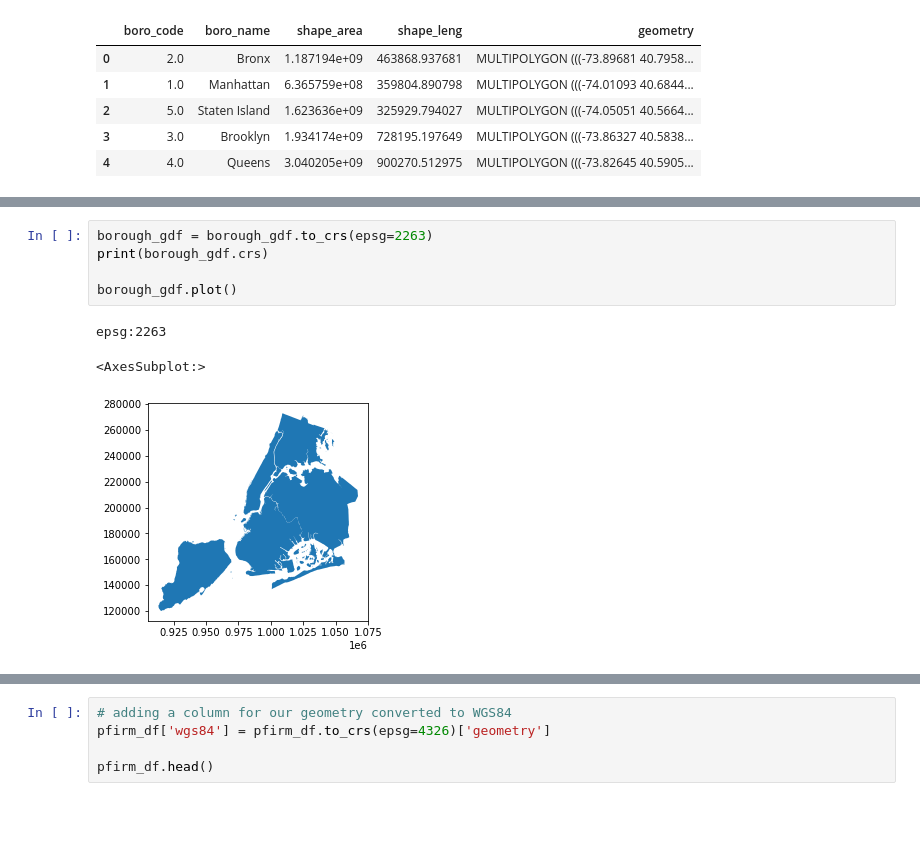
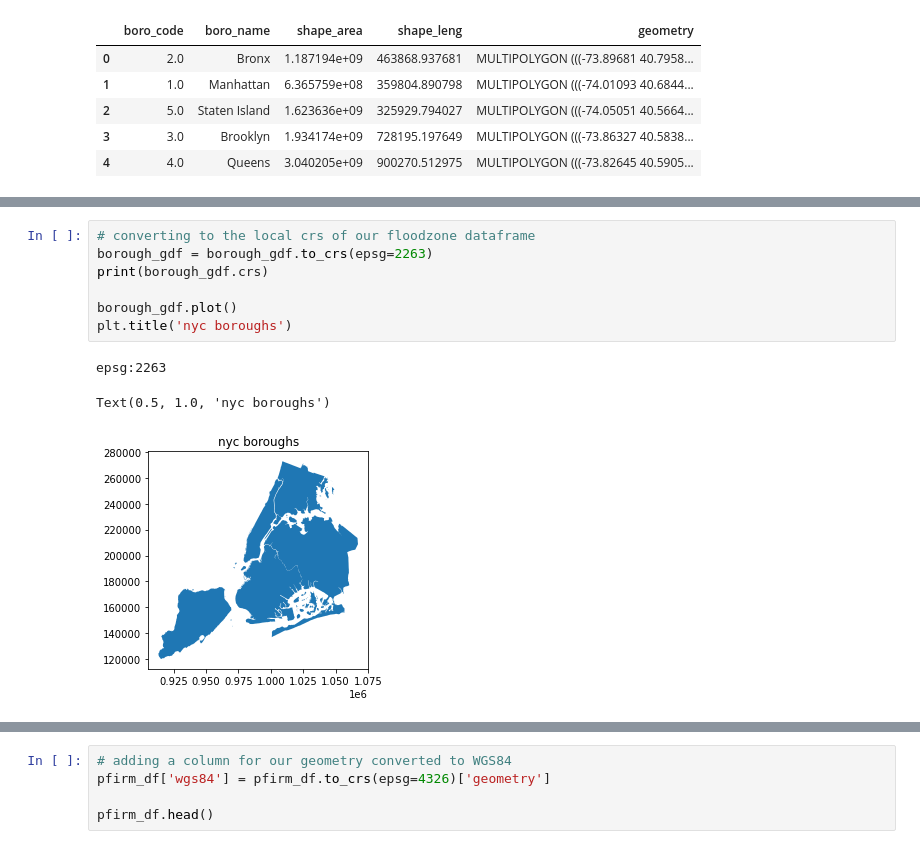
Before and after one commit to mebauer/nyc-floodzone-analysis, a Jupyter notebook: floodzone_pfirm_analysis.ipynb, the cells around one changed output, grey strips where cells are left out. Saved outputs shown, nothing was run; the diff lists cells and outputs as text; blank space fills up the shorter version.

Commit message:
adding additional comments to flood zone area analysis

```diff
--- a/floodzone_pfirm_analysis.ipynb
+++ b/floodzone_pfirm_analysis.ipynb
@@ -1062,12 +1071,14 @@ borough_gdf.plot()
 # %%
+# converting to the local crs of our floodzone dataframe
 borough_gdf = borough_gdf.to_crs(epsg=2263)
 print(borough_gdf.crs)
 
 borough_gdf.plot()
+plt.title('nyc boroughs')
 # %% [output]
 epsg:2263
-<AxesSubplot:>
+Text(0.5, 1.0, 'nyc boroughs')
-[figure, old version]
+[figure, new version]
 # %%
 fig, ax = plt.subplots(figsize=(10, 10))
 
```
Also changed, not shown: parts of 23 cells of this notebook, 1 other file.
